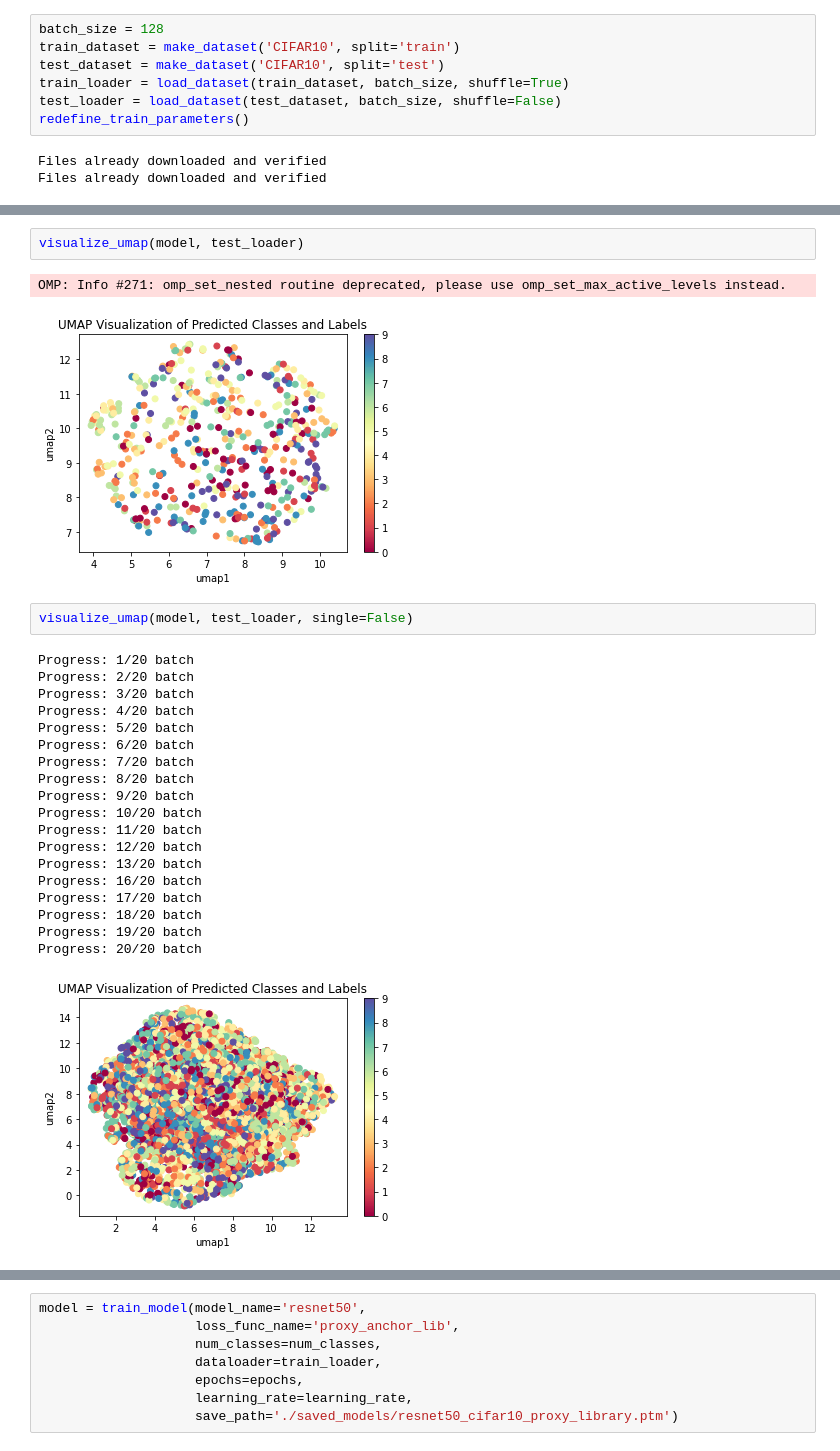
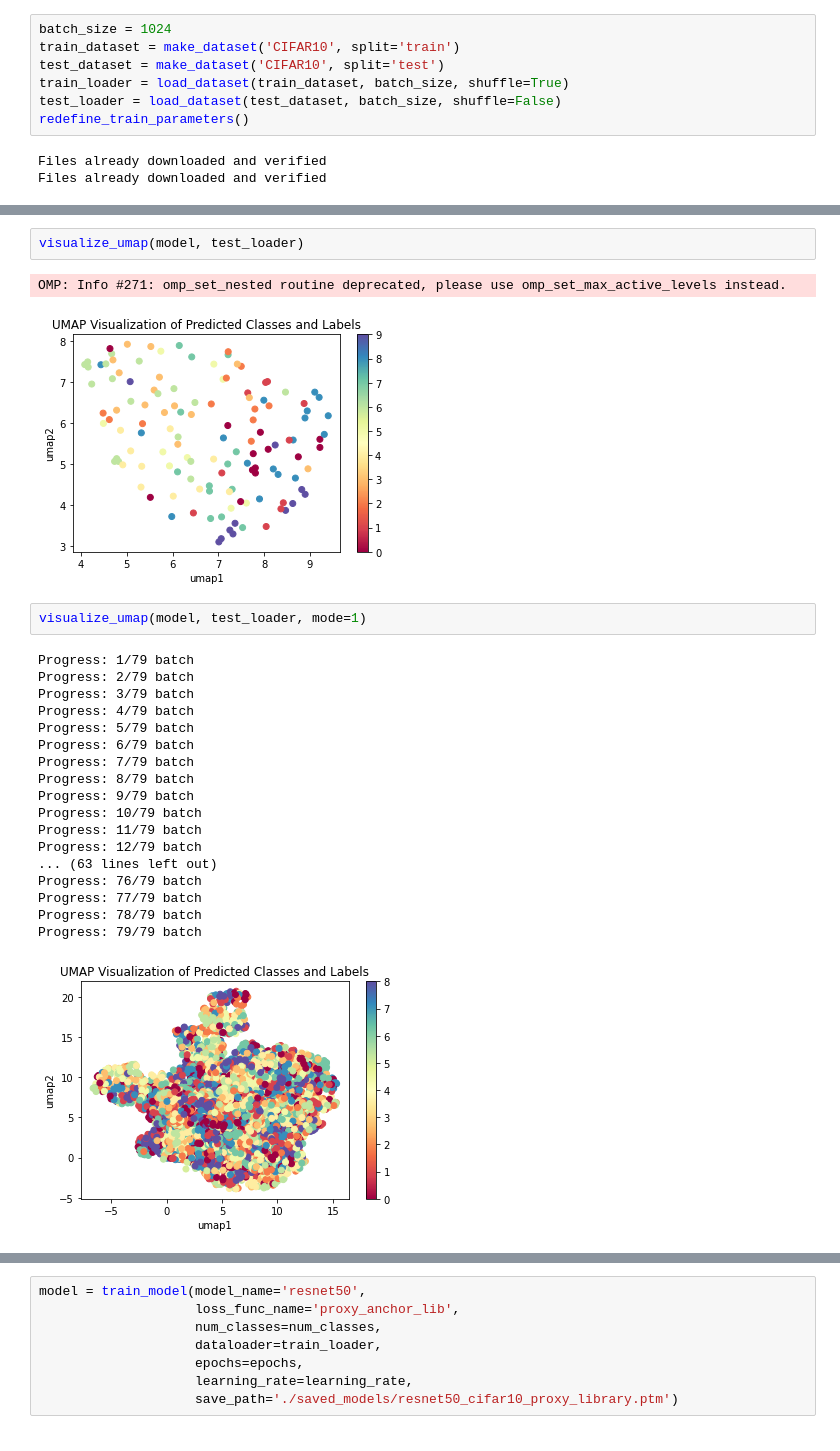
Before and after one commit to fathanm10/Final-Project, a Jupyter notebook: Proxy-Test-v1.0.0.ipynb, the cells around one changed output, grey strips where cells are left out. Saved outputs shown, nothing was run; the diff lists cells and outputs as text.

Commit message:
fix umap all batch visualization

```diff
--- a/Proxy-Test-v1.0.0.ipynb
+++ b/Proxy-Test-v1.0.0.ipynb
@@ -350,5 +411,5 @@ OMP: Info #271: omp_set_nested routine deprecated, please use omp_set_max_active
 # %%
-batch_size = 128
+batch_size = 1024
 train_dataset = make_dataset('CIFAR10', split='train')
 test_dataset = make_dataset('CIFAR10', split='test')
 train_loader = load_dataset(train_dataset, batch_size, shuffle=True)
@@ -397,26 +458,25 @@ R@32 : 95.960
 visualize_umap(model, test_loader)
 # %% [output]
 OMP: Info #271: omp_set_nested routine deprecated, please use omp_set_max_active_levels instead.
-[figure, old version]
+[figure, new version]
 # %%
-visualize_umap(model, test_loader, single=False)
+visualize_umap(model, test_loader, mode=1)
 # %% [output]
-Progress: 1/20 batch
-Progress: 2/20 batch
-Progress: 3/20 batch
-Progress: 4/20 batch
-Progress: 5/20 batch
-Progress: 6/20 batch
-Progress: 7/20 batch
-Progress: 8/20 batch
-Progress: 9/20 batch
-Progress: 10/20 batch
-Progress: 11/20 batch
-Progress: 12/20 batch
-Progress: 13/20 batch
-Progress: 16/20 batch
-Progress: 17/20 batch
-Progress: 18/20 batch
-Progress: 19/20 batch
-Progress: 20/20 batch
+Progress: 1/79 batch
+Progress: 2/79 batch
+Progress: 3/79 batch
+Progress: 4/79 batch
+Progress: 5/79 batch
+Progress: 6/79 batch
+Progress: 7/79 batch
+Progress: 8/79 batch
+Progress: 9/79 batch
+Progress: 10/79 batch
+Progress: 11/79 batch
+Progress: 12/79 batch
+... (63 lines left out)
+Progress: 76/79 batch
+Progress: 77/79 batch
+Progress: 78/79 batch
+Progress: 79/79 batch
-[figure, old version]
+[figure, new version]
```
Also changed, not shown: parts of 35 cells of this notebook, 3 other files.
